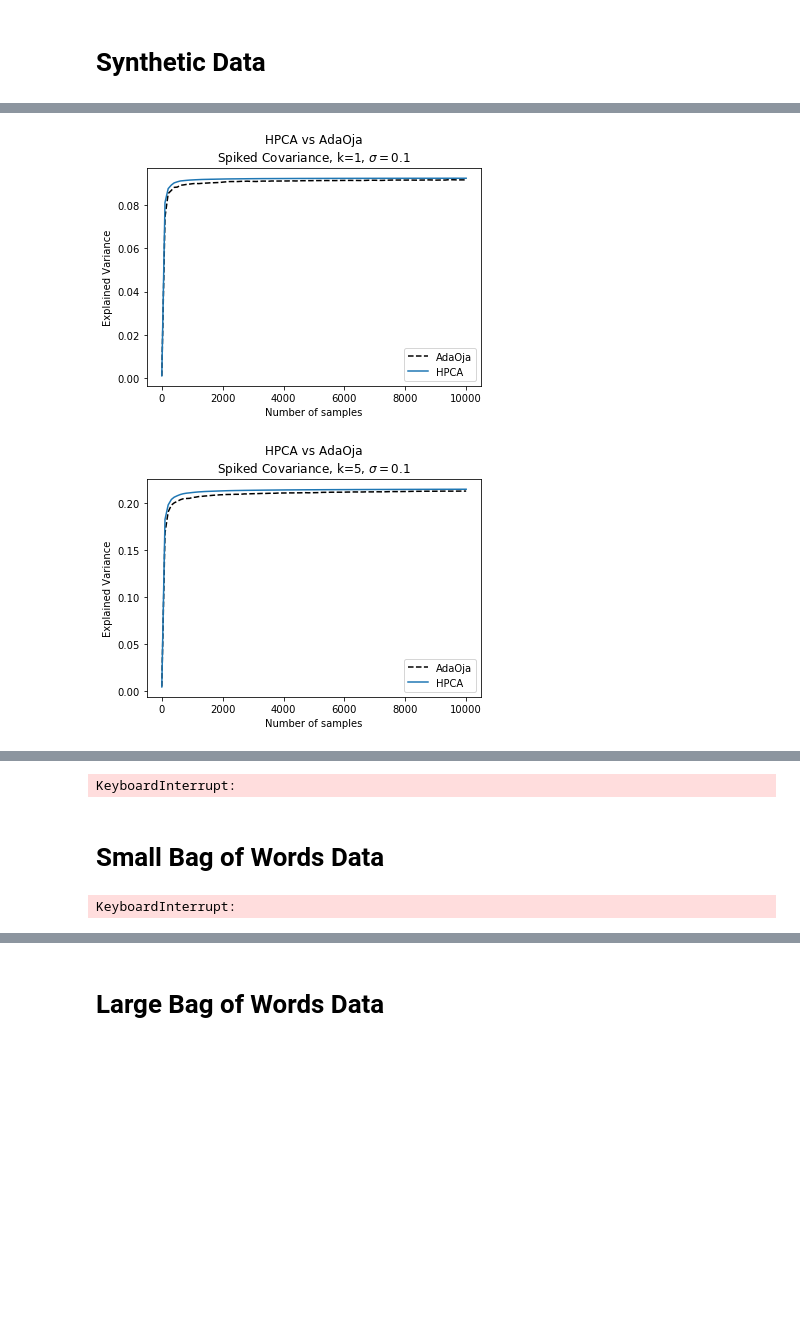
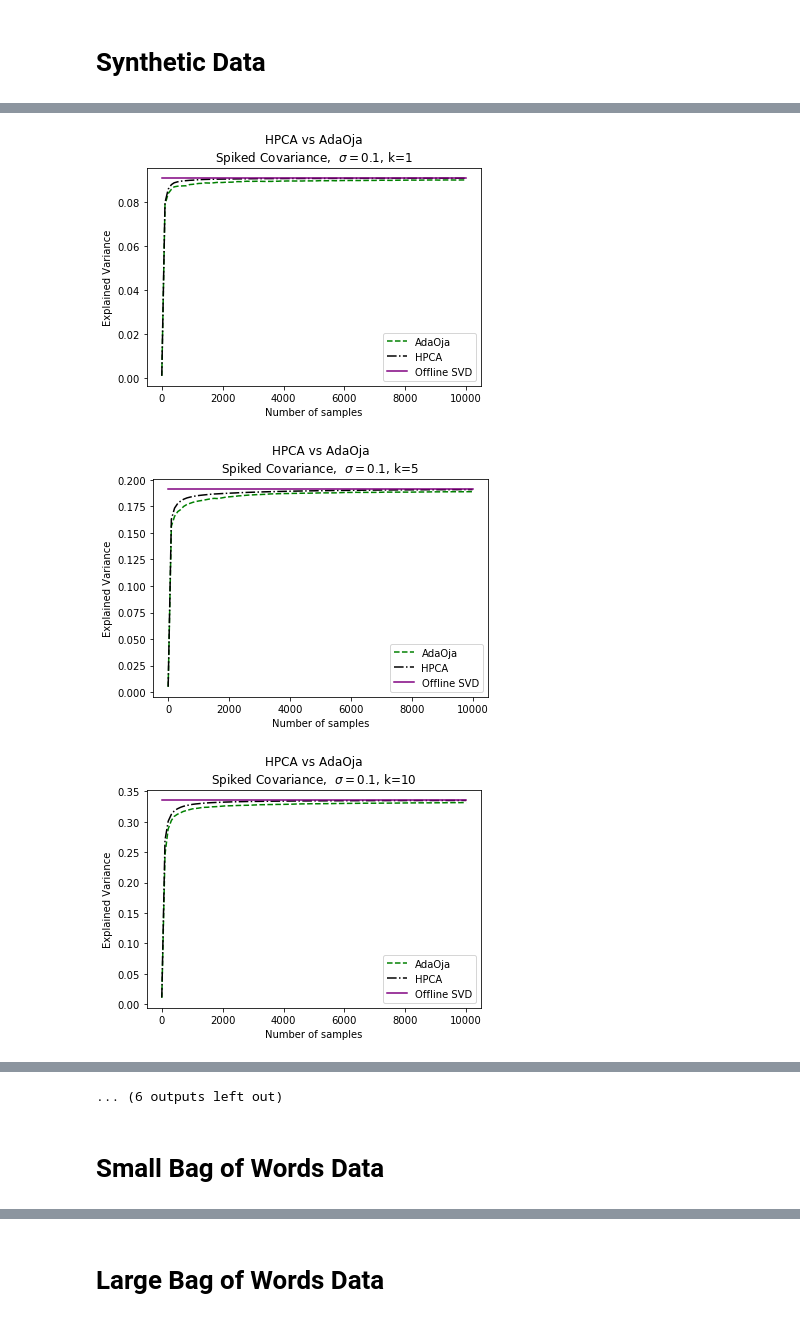
Before and after one commit to aamcbee/AdaOja, a Jupyter notebook: LR comparison, 3_27_2019.ipynb, the cells around one changed output, grey strips where cells are left out. Cells and saved outputs as stored; diff of their text form; code cells hidden in the pictures; blank space fills up the shorter version.

```diff
--- a/LR comparison, 3_27_2019.ipynb
+++ b/LR comparison, 3_27_2019.ipynb
@@ -28,17 +28,8 @@ spcov_lr = pf.compare_lr(base=5., lower=-5., upper=10.)
 for sigma in [.1, .25, .5, .75, 1, 1.5]:
     for k in [1, 5, 10]:
         cov, w, A0, X = simd.spiked_covariance(n, d, k, sigma=sigma)
-        #V = la.eigh(np.cov(X.T))[1][:,::-1][:,:k]
-        true_evar = expvar(X, A0)
-        print(true_evar)
-        '''
-        Plot the true achievable explained variance?
-        #v = la.eigh(np.cov(X.T))[1][:,::-1][:,:k]
-        v = la.eigh(cov)[1][:,::-1][:,:k]
-        c = 5.**np.arange(-5, 11)
-        expvar = (la.norm(X @ v, ord='fro')**2) / (la.norm(X, ord='fro')**2)
-        plt.plot(np.log(c), np.ones_like(c) * expvar, label='svd')
-        '''
+        V = la.eigh(np.cov(X.T))[1][:,::-1][:,:k]
+        true_evar = expvar(X, V)
         spcov_lr.run_cval_fullX(X, k, B, Sparse=False)
         dataname = r'Spiked Covariance, $\sigma=$' + str(sigma) + ', k=' + str(k)
         spcov_lr.plot_cval_acc(dataname, 'spcov_sig' + str(sigma).replace(".","") + "_k" + str(k) + "cvals.png", true_evar=true_evar)
@@ -55,25 +51,15 @@ KeyboardInterrupt:
 # %%
 # Initialize learning rate comparison object for spiked covariance model
 
 for sigma in [.1, .25, .5, .75, 1, 1.5]:
     for k in [1, 5, 10]:
         cov, w, A0, X = simd.spiked_covariance(n, d, k, sigma=sigma)
         ada_cov, hpca_cov = dssb.run_sim_fullX(X, k, B=B, Sparse=False)
-        '''
-        # Plot svd vals?
-        v = la.eigh(np.cov(X.T))[1][:,::-1][:,:k]
-        c = 5.**np.arange(-5, 11)
-        expvar = (la.norm(X @ v, ord='fro')**2) / (la.norm(X, ord='fro')**2)
-        plt.plot(ada_cov.acc_indices, np.ones_like(ada_cov.acc_indices) * expvar, label='svd')
-        '''
-        plt.plot(ada_cov.acc_indices, ada_cov.accQ, '--', color='black', label='AdaOja')
-        plt.plot(hpca_cov.acc_indices, hpca_cov.accQ, label='HPCA')
-        plt.legend(loc='best')
-        plt.title('HPCA vs AdaOja\n' + 'Spiked Covariance, k=' + str(k) + r', $\sigma=$' + str(sigma))
-        plt.xlabel('Number of samples')
-        plt.ylabel('Explained Variance')
-        plt.savefig('hpcavada_' + 'spcov_k' + str(k) + 's'+ str(sigma).replace(".","") + '.png')
-        plt.show()
+        V = la.eigh(np.cov(X.T))[1][:,::-1][:,:k]
+        true_evar = expvar(X, V)
+        fig_name = 'hpcavada_' + 'spcov_k' + str(k) + 's'+ str(sigma).replace(".","") + '.png'
+        pf.plot_hpca_ada(ada_cov, hpca_cov, data_name = 'Spiked Covariance, ' + r' $\sigma=$' + str(sigma), fig_name=fig_name, true_evar = true_evar)
 # %% [output]
-[figure, old version]
+[figure, new version]
-[figure, old version]
+[figure, new version]
+[figure, added]
@@ -80,4 +75,4 @@ for sigma in [.1, .25, .5, .75, 1, 1.5]:
-KeyboardInterrupt:
+... (6 outputs left out)
 # %% [markdown]
 # Small Bag of Words Data
 # %%
@@ -100,13 +105,11 @@ nips_lr.run_cval_bag('docword.nips.txt', k, B=B, X=nips_SpX, xnorm2=nips_norm2)
 enr_lr.run_cval_bag('docword.enron.txt', k, B=B, X=enr_SpX, xnorm2=enr_norm2)
 
 # Plot the cval accuracies for each
-kos_lr.plot_cval_acc('kos data', 'kos_cvals.png')
-nips_lr.plot_cval_acc('nips data', 'nips_cvals.png')
-enr_lr.plot_cval_acc('enr data', 'enr_cvals.png')
+kos_lr.plot_cval_acc('kos data', 'kos_cvals.png', true_evar=kos_expvar)
+nips_lr.plot_cval_acc('nips data', 'nips_cvals.png', true_evar=nips_expvar)
+enr_lr.plot_cval_acc('enr data', 'enr_cvals.png', true_evar=enr_expvar)
 
 # Plot the best case learning rate comparisons for each
 kos_lr.plot_bvals('kos data', 'kos_lr.png')
 nips_lr.plot_bvals('nips data', 'nips_lr.png')
 enr_lr.plot_bvals('enron data', 'enr_lr.png')
-# %% [output]
-KeyboardInterrupt:
```
Also changed, not shown: parts of 6 cells of this notebook, 1 other file.
